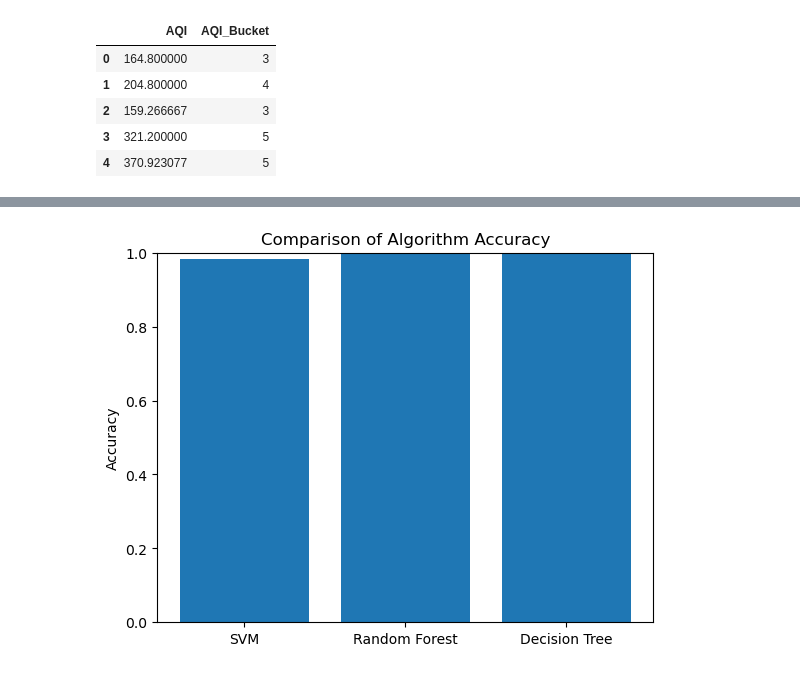
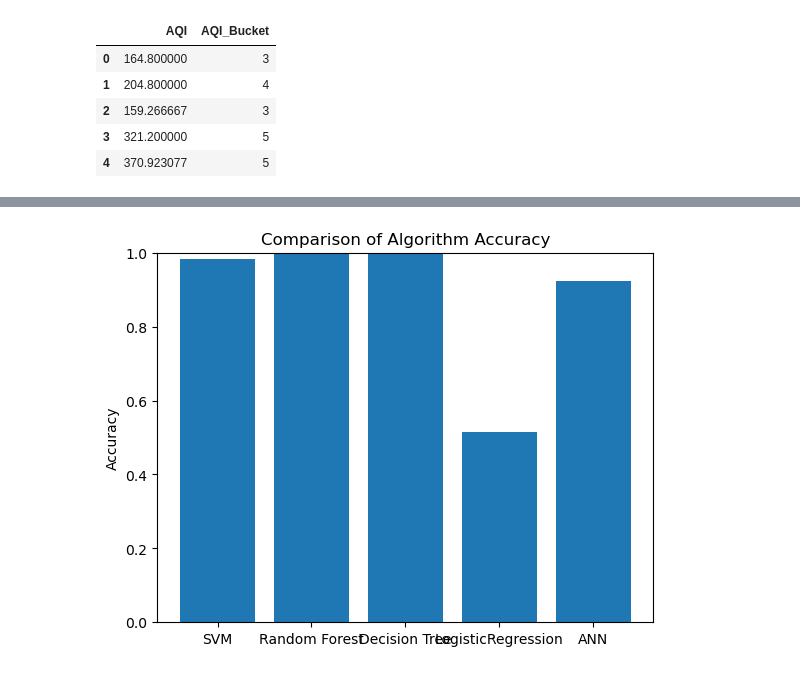
Before and after one commit to Mehedi17061/AirQualityIndex, a Jupyter notebook: AirQuality.ipynb, the cells around one changed output, grey strips where cells are left out. Saved outputs shown, nothing was run; the diff lists cells and outputs as text; code cells hidden in the pictures.

```diff
--- a/AirQuality.ipynb
+++ b/AirQuality.ipynb
@@ -363,16 +396,16 @@ import pandas as pd
 from sklearn.model_selection import train_test_split
 from sklearn.preprocessing import OneHotEncoder
 from sklearn.linear_model import LogisticRegression
-from sklearn.metrics import accuracy_score, classification_report
+from sklearn.metrics import accuracy_score, classification_report, f1_score
 
 # Load the dataset into a Pandas DataFrame
-data = df
+df
 
 # Preprocess the data by separating the input features (X) and the target variable (y)
-X = data.drop("AQI_Bucket", axis=1)  # Input features
-y = data["AQI_Bucket"]  # Target variable
+X = df.drop("AQI_Bucket", axis=1)  # Input features
+y = df["AQI_Bucket"]  # Target variable
 
-# Encode the categorical feature "City" using one-hot encoding
+# Encode the categorical features using one-hot encoding
 encoder = OneHotEncoder()
 X_encoded = encoder.fit_transform(X)
 
@@ -380,7 +413,6 @@ X_encoded = encoder.fit_transform(X)
 X_train, X_test, y_train, y_test = train_test_split(X_encoded, y, test_size=0.2, random_state=42)
 
 # Create and train the logistic regression model
-#model = LogisticRegression()
 model = LogisticRegression(max_iter=1000, solver='liblinear')
 model.fit(X_train, y_train)
 
@@ -391,6 +423,9 @@ y_pred = model.predict(X_test)
 accuracy = accuracy_score(y_test, y_pred)
 print("Accuracy:", accuracy)
 
+f1 = f1_score(y_test, y_pred, average='weighted')
+print("F1-score:", f1)
+
 classification_report = classification_report(y_test, y_pred)
 print("Classification Report:\n", classification_report)
 # %% [output]
@@ -412,13 +448,13 @@ weighted avg       0.53      0.53      0.52      1114
 import pandas as pd
 from sklearn.model_selection import train_test_split
 from sklearn.preprocessing import LabelEncoder
-from sklearn.metrics import accuracy_score, classification_report
+from sklearn.metrics import accuracy_score, classification_report, f1_score
 import tensorflow as tf
 from tensorflow.keras.models import Sequential
 from tensorflow.keras.layers import Dense
 
 # Load the dataset into a Pandas DataFrame
-data = df  # Replace 'df' with your actual DataFrame
+data = df # Replace 'df' with your actual DataFrame
 
 # Preprocess the data by separating the input features (X) and the target variable (y)
 X = data.drop("AQI_Bucket", axis=1)  # Input features
@@ -457,10 +493,12 @@ y_pred_labels = encoder.inverse_transform(y_pred_prob.argmax(axis=1))
 y_test_labels = encoder.inverse_transform(y_test)
 
 # Evaluate the model's performance
-accuracy = accuracy_score(y_test_labels, y_pred_labels)
-print("Accuracy:", accuracy)
+a_accuracy = accuracy_score(y_test_labels, y_pred_labels)
+a_f1 = f1_score(y_test_labels, y_pred_labels, average='weighted')
+classification_report = classification_report(y_test_labels, y_pred_labels)
 
-classification_report = classification_report(y_test_labels, y_pred_labels)
+print("Accuracy:", a_accuracy)
+print("F1 Score:", a_f1)
 print("Classification Report:\n", classification_report)
 # %% [output]
 Epoch 1/100
@@ -483,9 +521,9 @@ weighted avg       0.79      0.77      0.77      1114
 # %%
 import matplotlib.pyplot as plt
-plt.bar(['SVM', 'Random Forest', 'Decision Tree'], [s_accuracy, acc_func, d_accuracy])
+plt.bar(['SVM', 'Random Forest', 'Decision Tree','LogisticRegression','ANN'], [s_accuracy, acc_func, d_accuracy,accuracy,a_accuracy])
 plt.ylim([0, 1])
 plt.ylabel('Accuracy')
 plt.title('Comparison of Algorithm Accuracy')
 plt.show()
 # %% [output]
-[figure, old version]
+[figure, new version]
```
Also changed, not shown: parts of 22 cells of this notebook, 5 other files.
